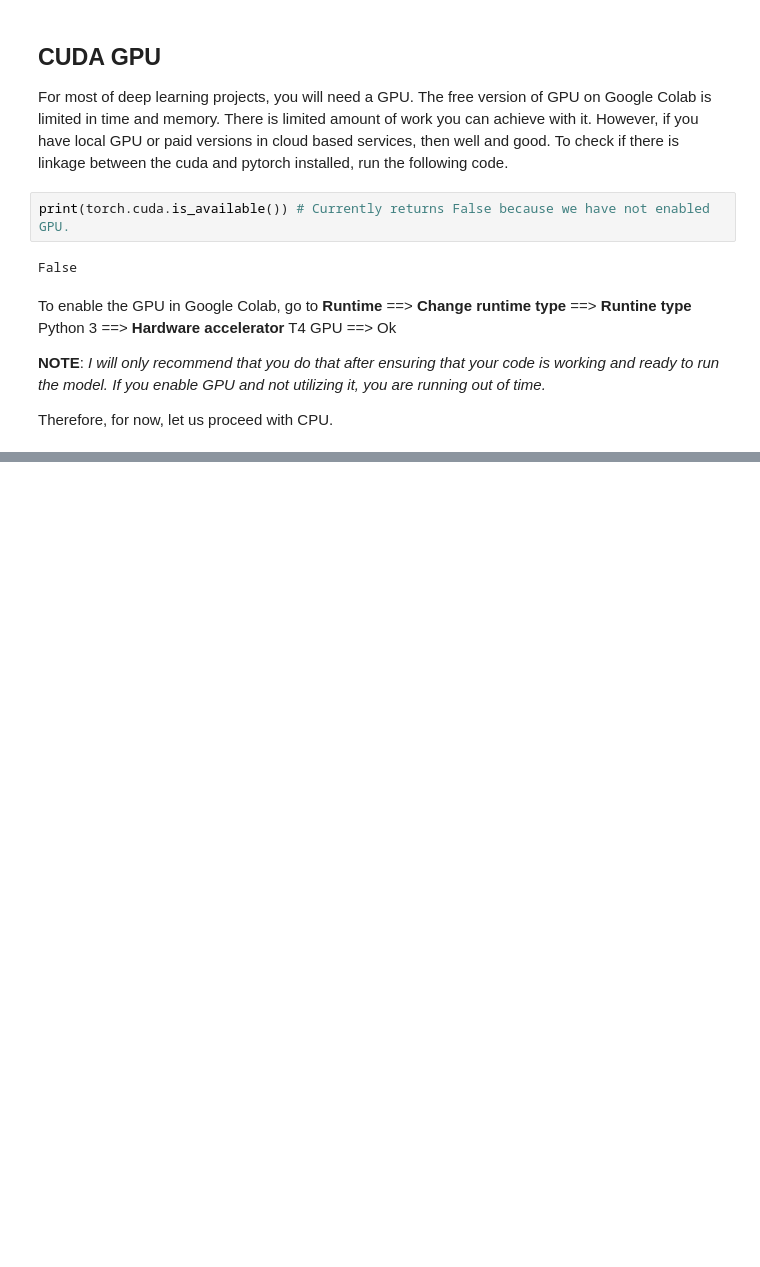
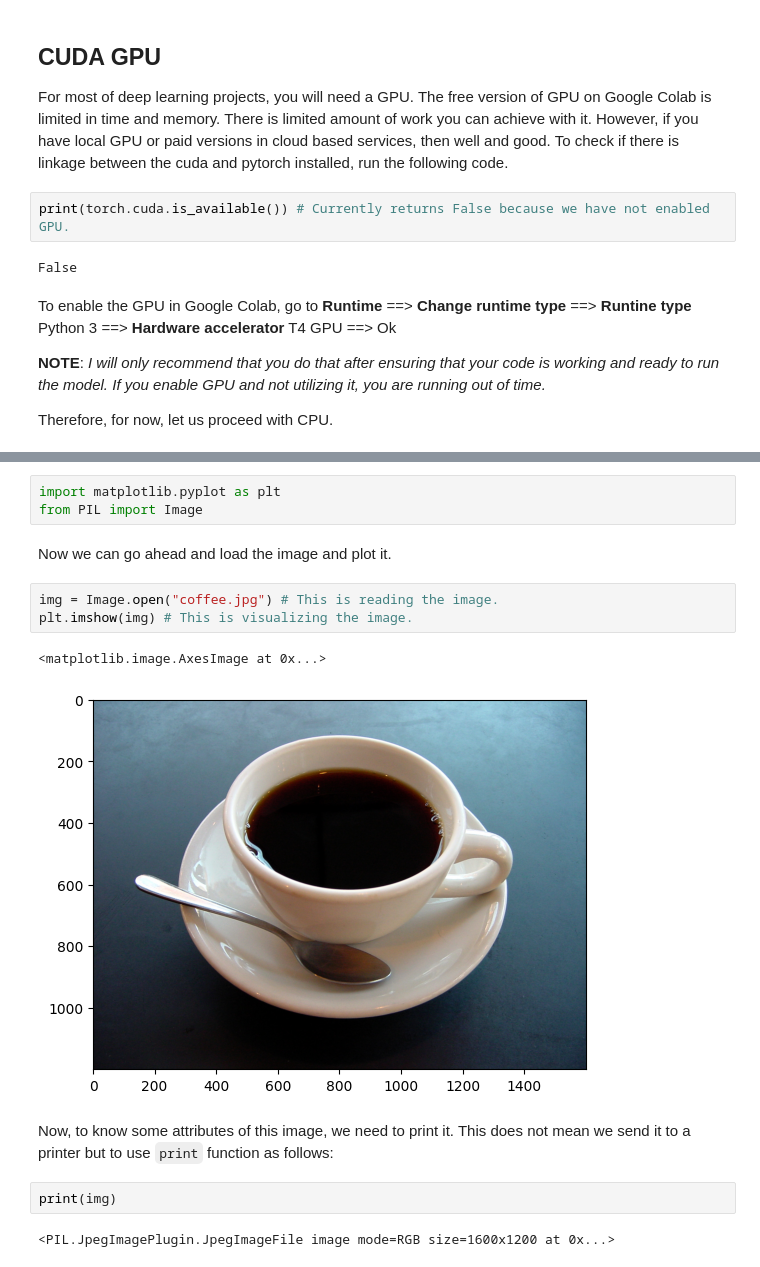
Before and after one commit to land-economics-ilr-uni-bonn/deep_learning_course, a Jupyter notebook: 1_Introduction.ipynb, the cells around one changed output, grey strips where cells are left out. Cells and saved outputs as stored; diff of their text form; blank space fills up the shorter version.

```diff
--- a/1_Introduction.ipynb
+++ b/1_Introduction.ipynb
@@ -85,0 +103,17 @@ Therefore, for now, let us proceed with CPU.
+# %%
+import matplotlib.pyplot as plt
+from PIL import Image
+# %% [markdown]
+Now we can go ahead and load the image and plot it.
+# %%
+img = Image.open("coffee.jpg") # This is reading the image.
+plt.imshow(img) # This is visualizing the image.
+# %% [output]
+<matplotlib.image.AxesImage at 0x...>
+[figure, added]
+# %% [markdown]
+Now, to know some attributes of this image, we need to print it. This does not mean we send it to a printer but to use `print` function as follows:
+# %%
+print(img)
+# %% [output]
+<PIL.JpegImagePlugin.JpegImageFile image mode=RGB size=1600x1200 at 0x...>
```
Also changed, not shown: parts of 11 cells of this notebook.
